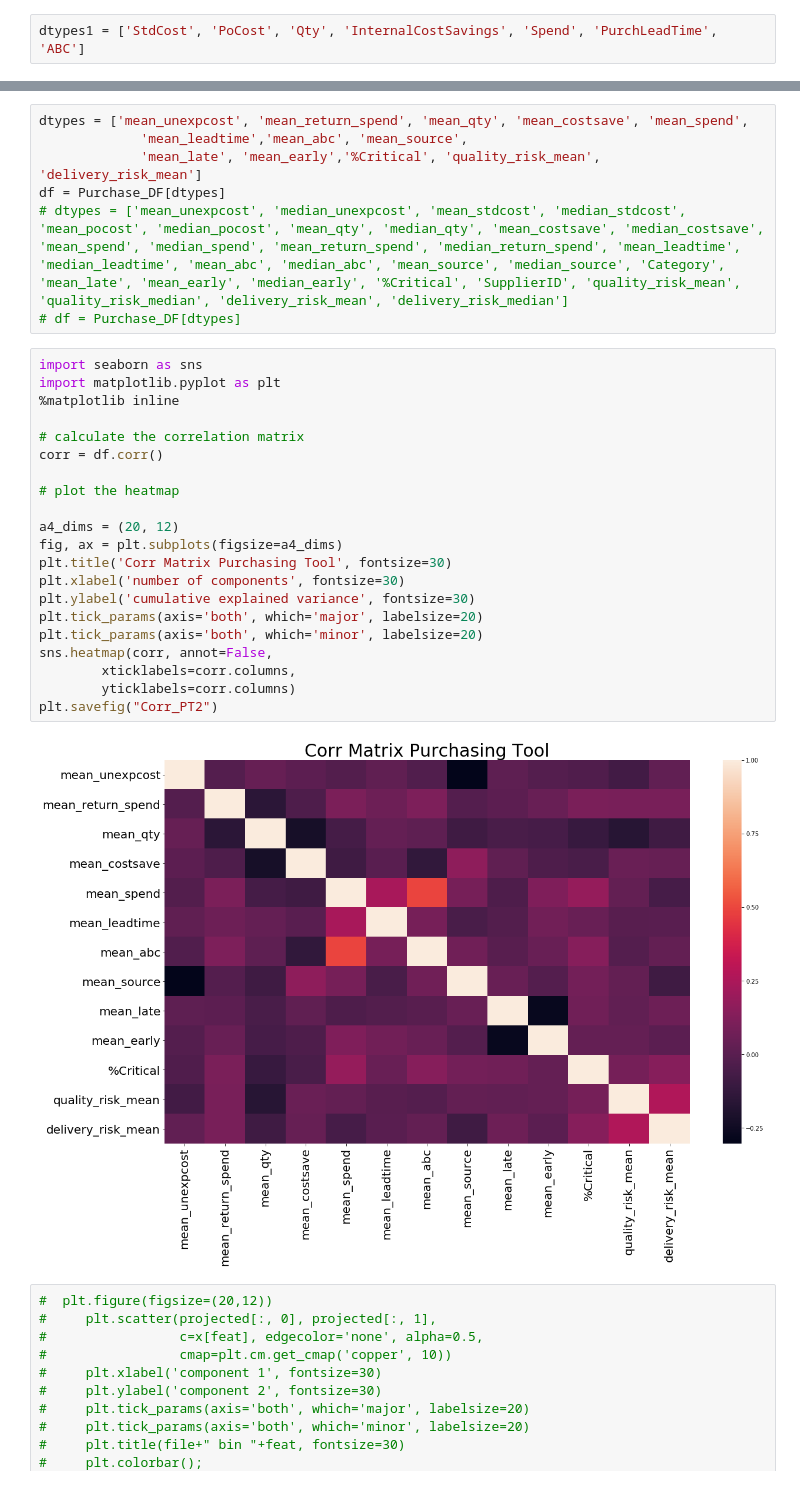
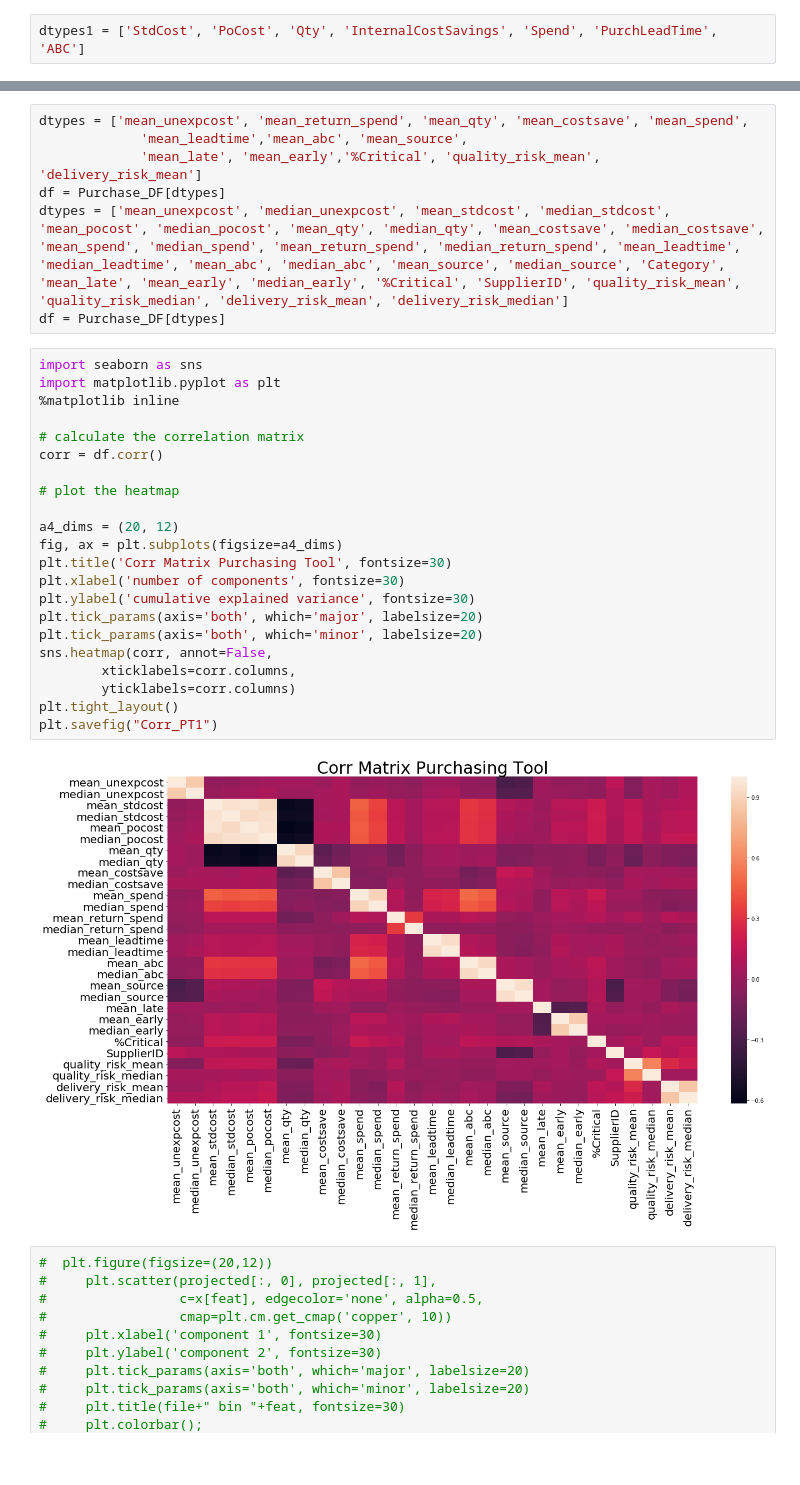
Before and after one commit to gnaven/Harris_Risk_Analysis, a Jupyter notebook: Harris Data/new_data/PCA_script_join-Copy2.ipynb, the cells around one changed output, grey strips where cells are left out. Cells and saved outputs as stored; diff of their text form; blank space fills up the shorter version.

Commit message:
plots

```diff
--- a/Harris Data/new_data/PCA_script_join-Copy2.ipynb
+++ b/Harris Data/new_data/PCA_script_join-Copy2.ipynb
@@ -56,31 +56,32 @@ dtypes = ['mean_unexpcost', 'mean_return_spend', 'mean_qty', 'mean_costsave', 'm
              'mean_leadtime','mean_abc', 'mean_source',
              'mean_late', 'mean_early','%Critical', 'quality_risk_mean', 'delivery_risk_mean']
 df = Purchase_DF[dtypes]
-# dtypes = ['mean_unexpcost', 'median_unexpcost', 'mean_stdcost', 'median_stdcost', 'mean_pocost', 'median_pocost', 'mean_qty', 'median_qty', 'mean_costsave', 'median_costsave', 'mean_spend', 'median_spend', 'mean_return_spend', 'median_return_spend', 'mean_leadtime', 'median_leadtime', 'mean_abc', 'median_abc', 'mean_source', 'median_source', 'Category', 'mean_late', 'mean_early', 'median_early', '%Critical', 'SupplierID', 'quality_risk_mean', 'quality_risk_median', 'delivery_risk_mean', 'delivery_risk_median']
-# df = Purchase_DF[dtypes]
+dtypes = ['mean_unexpcost', 'median_unexpcost', 'mean_stdcost', 'median_stdcost', 'mean_pocost', 'median_pocost', 'mean_qty', 'median_qty', 'mean_costsave', 'median_costsave', 'mean_spend', 'median_spend', 'mean_return_spend', 'median_return_spend', 'mean_leadtime', 'median_leadtime', 'mean_abc', 'median_abc', 'mean_source', 'median_source', 'Category', 'mean_late', 'mean_early', 'median_early', '%Critical', 'SupplierID', 'quality_risk_mean', 'quality_risk_median', 'delivery_risk_mean', 'delivery_risk_median']
+df = Purchase_DF[dtypes]
 # %%
 import seaborn as sns
 import matplotlib.pyplot as plt
 %matplotlib inline
 
 # calculate the correlation matrix
 corr = df.corr()
 
 # plot the heatmap
 
 a4_dims = (20, 12)
 fig, ax = plt.subplots(figsize=a4_dims)
 plt.title('Corr Matrix Purchasing Tool', fontsize=30)
 plt.xlabel('number of components', fontsize=30)
 plt.ylabel('cumulative explained variance', fontsize=30)
 plt.tick_params(axis='both', which='major', labelsize=20)
 plt.tick_params(axis='both', which='minor', labelsize=20)
 sns.heatmap(corr, annot=False,
         xticklabels=corr.columns,
         yticklabels=corr.columns)
-plt.savefig("Corr_PT2")
+plt.tight_layout()
+plt.savefig("Corr_PT1")
 # %% [output]
-[figure, old version]
+[figure, new version]
 # %%
 #  plt.figure(figsize=(20,12))
 #     plt.scatter(projected[:, 0], projected[:, 1],
```
Also changed, not shown: 17 other files.
